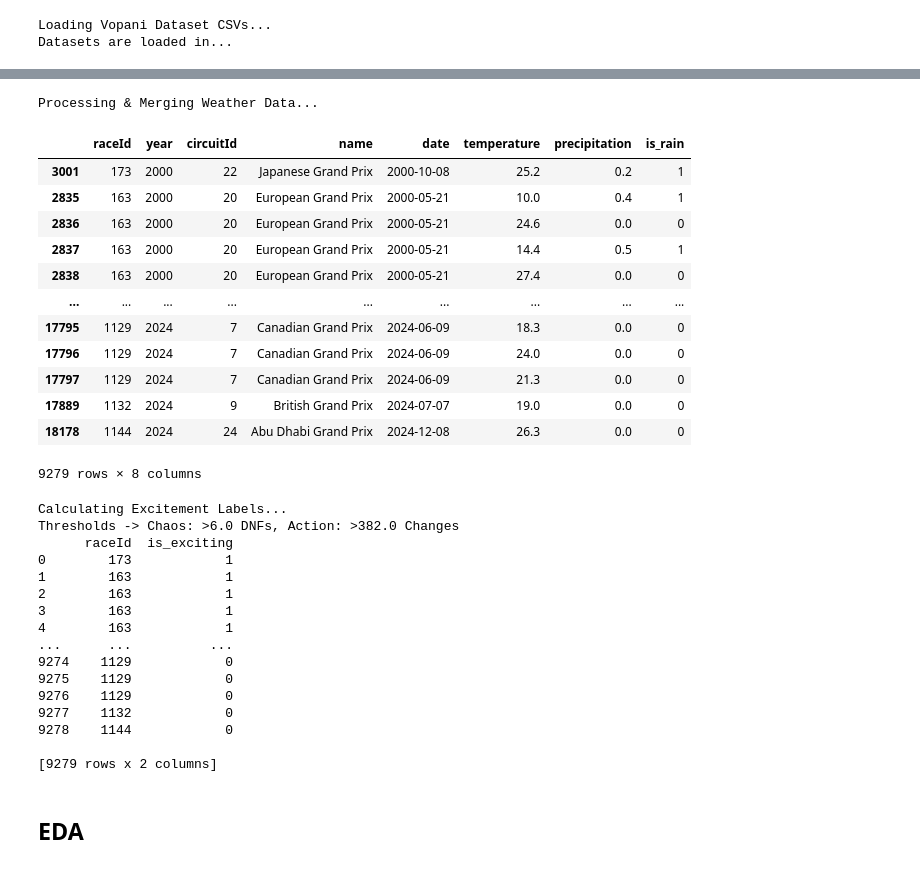
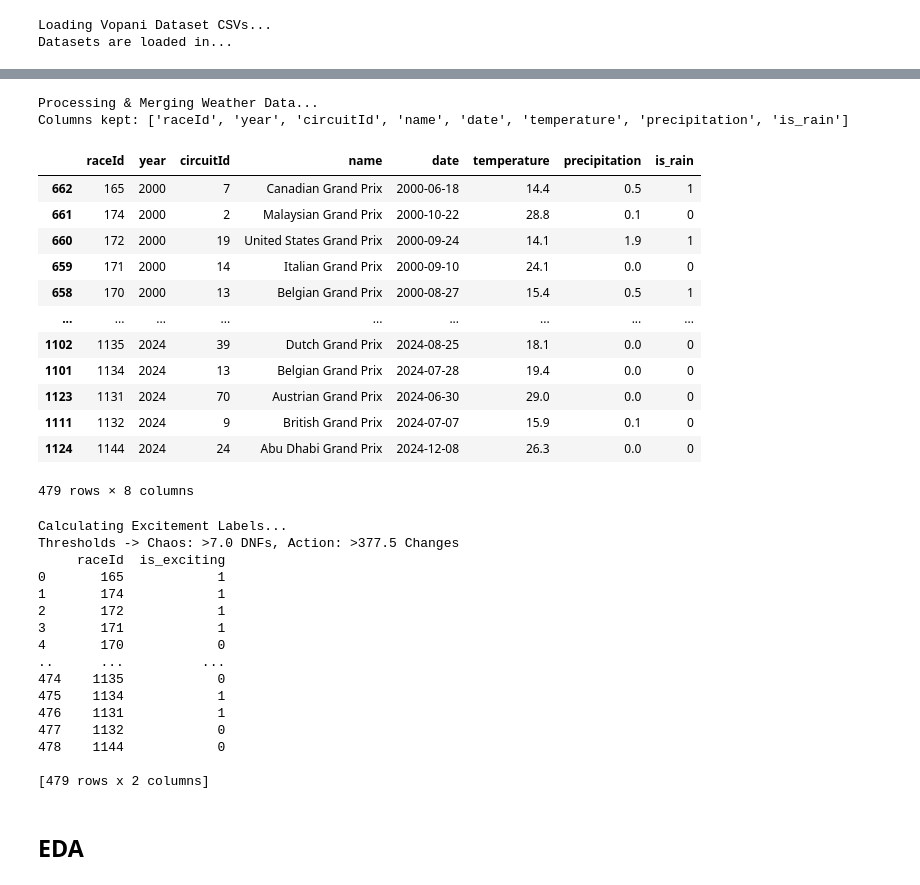
Before and after one commit to xiaojian1202/cse158-assignment-2, a Jupyter notebook: main.ipynb, the cells around one changed output, grey strips where cells are left out. Saved outputs shown, nothing was run; the diff lists cells and outputs as text; code cells hidden in the pictures.

```diff
--- a/main.ipynb
+++ b/main.ipynb
@@ -111,3 +111,6 @@ races_df, results_df, status_df, qual_df, stand_df, circuits_df, laps_df, weathe
 # %% [output]
 Loading Vopani Dataset CSVs...
 Datasets are loaded in...
+# %%
+races_df.sort_values('year', inplace=True)
+races_df.head()
@@ -130,10 +149,12 @@ def clean_and_merge_weather(races, weather):
     races = races.drop(columns=['round','time'], axis=1)  # Drop 'round' to avoid merge issues
     merged_races = pd.merge(
         races,
-        weather[['year', 'temperature', 'precipitation', 'is_rain']],
-        on='year',
+        weather[['year', 'name', 'temperature', 'precipitation', 'is_rain']],
+        on=['year','name'],
         how='left'
     ).sort_values(by='year', ascending=True)
+
+    merged_races = merged_races[merged_races['name'] != 'Indianapolis 500']
 
     # 4. Filter for Modern Era (2000+)
     merged_races = merged_races[merged_races['year'] >= START_YEAR].copy()
@@ -143,46 +164,47 @@ def clean_and_merge_weather(races, weather):
     merged_races['precipitation'] = merged_races['precipitation'].fillna(0)
     merged_races['temperature'] = merged_races['temperature'].fillna(20.0)
     merged_races['is_rain'] = merged_races['is_rain'].fillna(0).astype(int)
 
     drop_cols = [
         'url',
         'fp1_date', 'fp1_time',
         'fp2_date', 'fp2_time',
         'fp3_date', 'fp3_time',
         'quali_date', 'quali_time',
         'sprint_date', 'sprint_time'
     ]
 
     # Only drop columns that actually exist in the dataframe to avoid errors
     cols_to_drop = [c for c in drop_cols if c in merged_races.columns]
 
     df_clean = merged_races.drop(columns=cols_to_drop)
 
     # print(f"Total Races processed: {merged_races.shape[0]}")
     return df_clean
 
 # Execute Cleaning
 main_races = clean_and_merge_weather(races_df, weather_df)
 # Apply the cleaning
 
 # Verify what's left
-# print("Columns kept:", main_races.columns.tolist())
+print("Columns kept:", main_races.columns.tolist())
 main_races
 # %% [output]
 Processing & Merging Weather Data...
+Columns kept: ['raceId', 'year', 'circuitId', 'name', 'date', 'temperature', 'precipitation', 'is_rain']
 |  | raceId | year | circuitId | name | date | temperature | precipitation | is_rain |
-| 3001 | 173 | 2000 | 22 | Japanese Grand Prix | 2000-10-08 | 25.2 | 0.2 | 1 |
-| 2835 | 163 | 2000 | 20 | European Grand Prix | 2000-05-21 | 10.0 | 0.4 | 1 |
-| 2836 | 163 | 2000 | 20 | European Grand Prix | 2000-05-21 | 24.6 | 0.0 | 0 |
-| 2837 | 163 | 2000 | 20 | European Grand Prix | 2000-05-21 | 14.4 | 0.5 | 1 |
-| 2838 | 163 | 2000 | 20 | European Grand Prix | 2000-05-21 | 27.4 | 0.0 | 0 |
+| 662 | 165 | 2000 | 7 | Canadian Grand Prix | 2000-06-18 | 14.4 | 0.5 | 1 |
+| 661 | 174 | 2000 | 2 | Malaysian Grand Prix | 2000-10-22 | 28.8 | 0.1 | 0 |
+| 660 | 172 | 2000 | 19 | United States Grand Prix | 2000-09-24 | 14.1 | 1.9 | 1 |
+| 659 | 171 | 2000 | 14 | Italian Grand Prix | 2000-09-10 | 24.1 | 0.0 | 0 |
+| 658 | 170 | 2000 | 13 | Belgian Grand Prix | 2000-08-27 | 15.4 | 0.5 | 1 |
 | ... | ... | ... | ... | ... | ... | ... | ... | ... |
-| 17795 | 1129 | 2024 | 7 | Canadian Grand Prix | 2024-06-09 | 18.3 | 0.0 | 0 |
-| 17796 | 1129 | 2024 | 7 | Canadian Grand Prix | 2024-06-09 | 24.0 | 0.0 | 0 |
-| 17797 | 1129 | 2024 | 7 | Canadian Grand Prix | 2024-06-09 | 21.3 | 0.0 | 0 |
-| 17889 | 1132 | 2024 | 9 | British Grand Prix | 2024-07-07 | 19.0 | 0.0 | 0 |
-| 18178 | 1144 | 2024 | 24 | Abu Dhabi Grand Prix | 2024-12-08 | 26.3 | 0.0 | 0 |
+| 1102 | 1135 | 2024 | 39 | Dutch Grand Prix | 2024-08-25 | 18.1 | 0.0 | 0 |
+| 1101 | 1134 | 2024 | 13 | Belgian Grand Prix | 2024-07-28 | 19.4 | 0.0 | 0 |
+| 1123 | 1131 | 2024 | 70 | Austrian Grand Prix | 2024-06-30 | 29.0 | 0.0 | 0 |
+| 1111 | 1132 | 2024 | 9 | British Grand Prix | 2024-07-07 | 15.9 | 0.1 | 0 |
+| 1124 | 1144 | 2024 | 24 | Abu Dhabi Grand Prix | 2024-12-08 | 26.3 | 0.0 | 0 |
-9279 rows × 8 columns
+479 rows × 8 columns
 # %%
 # --- Generating Labels (Y) ---
 def generate_labels(races, results, status, laps):
@@ -253,21 +275,21 @@ labels_df = generate_labels(main_races, results_df, status_df, laps_df)
 print(labels_df)
 # %% [output]
 Calculating Excitement Labels...
-Thresholds -> Chaos: >6.0 DNFs, Action: >382.0 Changes
-      raceId  is_exciting
-0        173            1
-1        163            1
-2        163            1
-3        163            1
-4        163            1
-...      ...          ...
-9274    1129            0
-9275    1129            0
-9276    1129            0
-9277    1132            0
-9278    1144            0
+Thresholds -> Chaos: >7.0 DNFs, Action: >377.5 Changes
+     raceId  is_exciting
+0       165            1
+1       174            1
+2       172            1
+3       171            1
+4       170            0
+..      ...          ...
+474    1135            0
+475    1134            1
+476    1131            1
+477    1132            0
+478    1144            0
 
-[9279 rows x 2 columns]
+[479 rows x 2 columns]
 # %% [markdown]
 ## EDA
 # %% [markdown]
```
Also changed, not shown: parts of 21 cells of this notebook.
